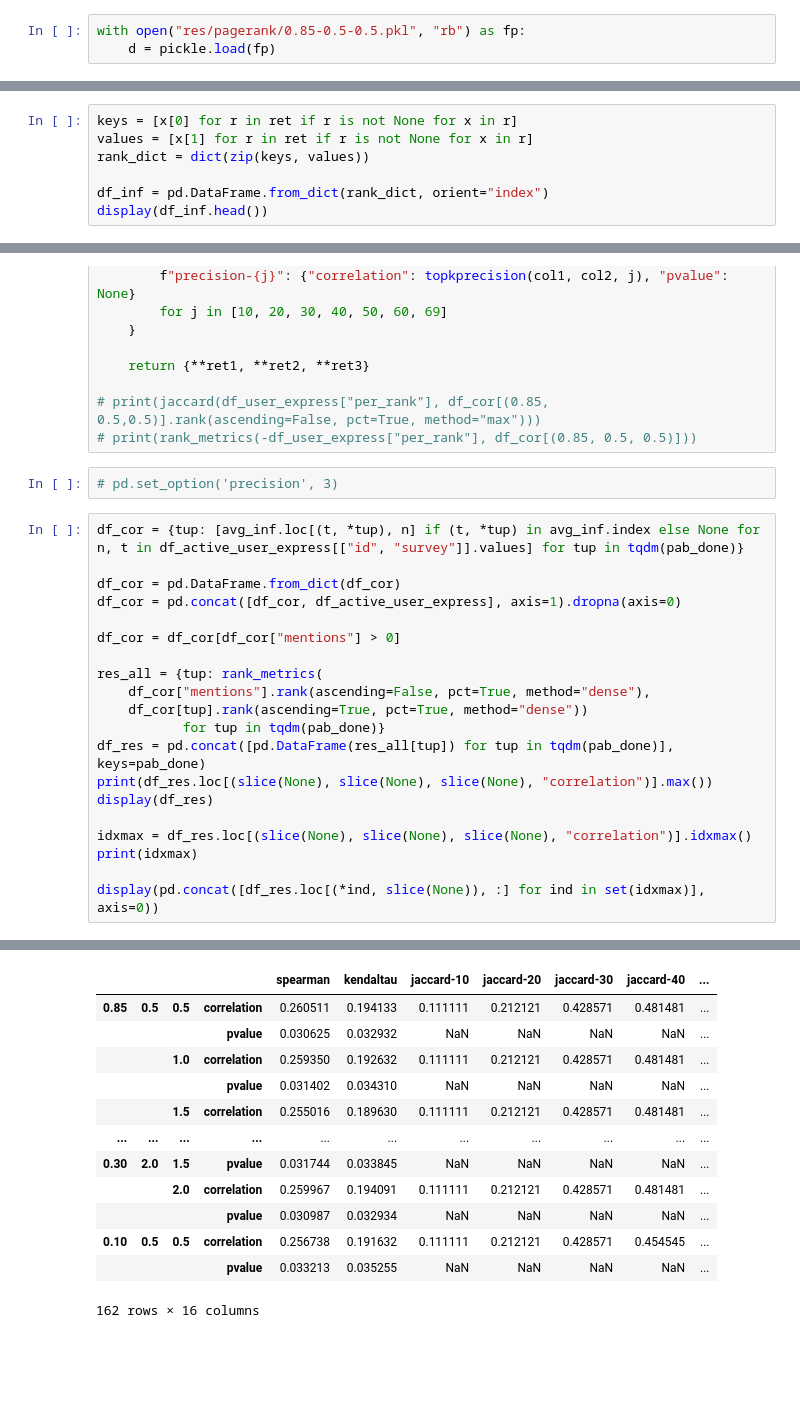
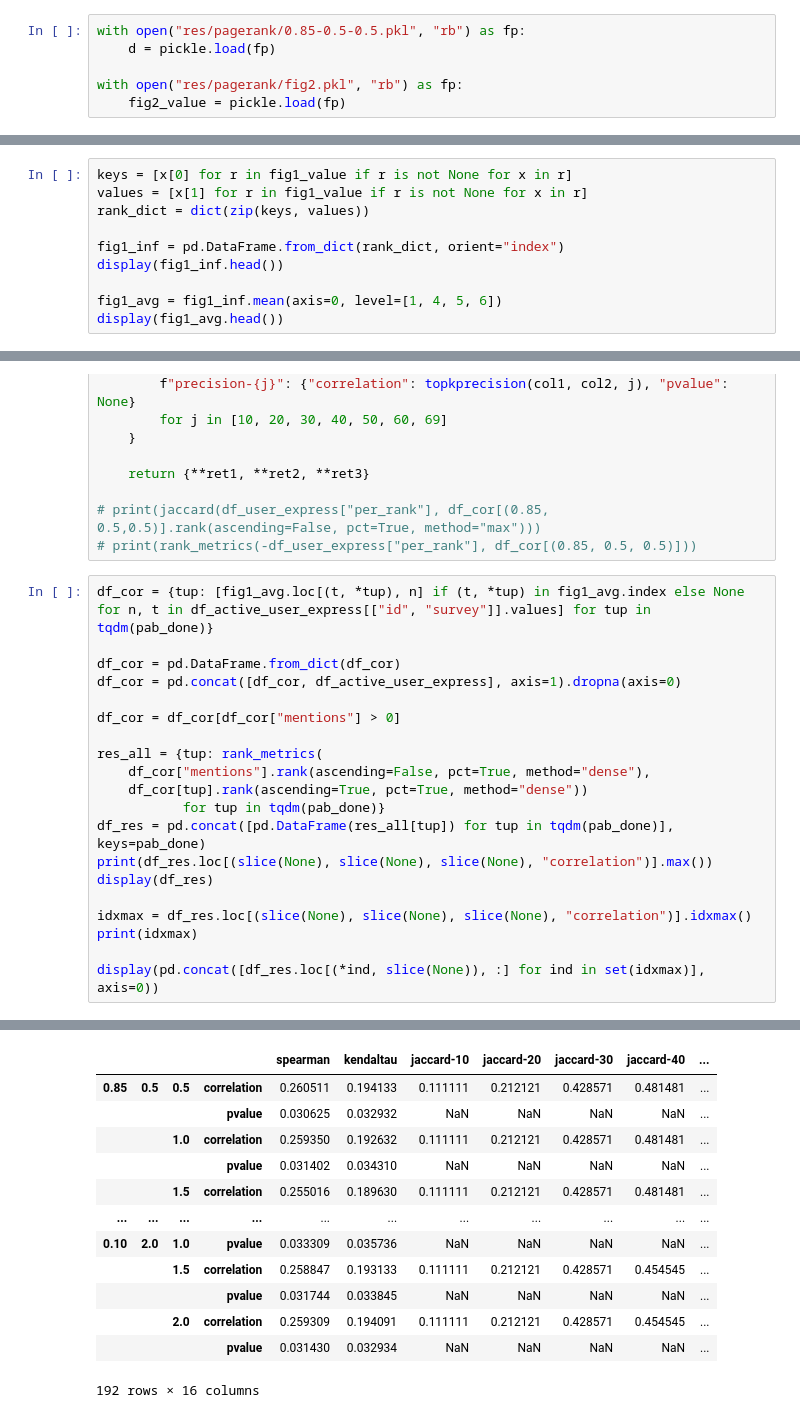
Before and after one commit to ruiliu310/dartpost-research, a Jupyter notebook: pr_results.ipynb, the cells around one changed output, grey strips where cells are left out. Saved outputs shown, nothing was run; the diff lists cells and outputs as text; blank space fills up the shorter version.

```diff
--- a/pr_results.ipynb
+++ b/pr_results.ipynb
@@ -146,6 +146,9 @@ single view: 3808
 # %%
 with open("res/pagerank/0.85-0.5-0.5.pkl", "rb") as fp:
     d = pickle.load(fp)
+
+with open("res/pagerank/fig2.pkl", "rb") as fp:
+    fig2_value = pickle.load(fp)
 # %%
 df_users[df_users["id"] == 2340]
 # %% [output]
@@ -235,10 +273,13 @@ ret = [get_params(*tup) for tup in tqdm(pab)]
 # %%
-keys = [x[0] for r in ret if r is not None for x in r]
-values = [x[1] for r in ret if r is not None for x in r]
+keys = [x[0] for r in fig1_value if r is not None for x in r]
+values = [x[1] for r in fig1_value if r is not None for x in r]
 rank_dict = dict(zip(keys, values))
 
-df_inf = pd.DataFrame.from_dict(rank_dict, orient="index")
-display(df_inf.head())
+fig1_inf = pd.DataFrame.from_dict(rank_dict, orient="index")
+display(fig1_inf.head())
+
+fig1_avg = fig1_inf.mean(axis=0, level=[1, 4, 5, 6])
+display(fig1_avg.head())
 # %% [output]
 |  |  |  |  |  |  |  | 2658 | 2297 | 2601 | 2338 | 2638 | ... |
 | u2297 | 3 | 4 | 2 | 0.85 | 0.5 | 0.5 | 116 | 116 | 116 | 116 | 116 | ... |
@@ -327,10 +398,8 @@ def rank_metrics(col1, col2):
 
 # print(jaccard(df_user_express["per_rank"], df_cor[(0.85, 0.5,0.5)].rank(ascending=False, pct=True, method="max")))
 # print(rank_metrics(-df_user_express["per_rank"], df_cor[(0.85, 0.5, 0.5)]))
-# %%
-# pd.set_option('precision', 3)
 # %%
-df_cor = {tup: [avg_inf.loc[(t, *tup), n] if (t, *tup) in avg_inf.index else None for n, t in df_active_user_express[["id", "survey"]].values] for tup in tqdm(pab_done)}
+df_cor = {tup: [fig1_avg.loc[(t, *tup), n] if (t, *tup) in fig1_avg.index else None for n, t in df_active_user_express[["id", "survey"]].values] for tup in tqdm(pab_done)}
 
 df_cor = pd.DataFrame.from_dict(df_cor)
 df_cor = pd.concat([df_cor, df_active_user_express], axis=1).dropna(axis=0)
@@ -347,39 +416,39 @@ display(df_res)
 
 idxmax = df_res.loc[(slice(None), slice(None), slice(None), "correlation")].idxmax()
 print(idxmax)
 
 display(pd.concat([df_res.loc[(*ind, slice(None)), :] for ind in set(idxmax)], axis=0))
 # %% [output]
 spearman        0.261477
 kendaltau       0.195092
 jaccard-10      0.111111
 jaccard-20      0.212121
 jaccard-30      0.428571
 jaccard-40      0.481481
 jaccard-50      0.666667
 jaccard-60      0.818182
 jaccard-69      1.000000
 precision-10    0.200000
 precision-20    0.350000
 precision-30    0.600000
 precision-40    0.650000
 precision-50    0.800000
 precision-60    0.900000
 precision-69    1.000000
 dtype: float64
 |  |  |  |  | spearman | kendaltau | jaccard-10 | jaccard-20 | jaccard-30 | jaccard-40 | ... |
 | 0.85 | 0.5 | 0.5 | correlation | 0.260511 | 0.194133 | 0.111111 | 0.212121 | 0.428571 | 0.481481 | ... |
 |  |  |  | pvalue | 0.030625 | 0.032932 | NaN | NaN | NaN | NaN | ... |
 |  |  | 1.0 | correlation | 0.259350 | 0.192632 | 0.111111 | 0.212121 | 0.428571 | 0.481481 | ... |
 |  |  |  | pvalue | 0.031402 | 0.034310 | NaN | NaN | NaN | NaN | ... |
 |  |  | 1.5 | correlation | 0.255016 | 0.189630 | 0.111111 | 0.212121 | 0.428571 | 0.481481 | ... |
 | ... | ... | ... | ... | ... | ... | ... | ... | ... | ... | ... |
-| 0.30 | 2.0 | 1.5 | pvalue | 0.031744 | 0.033845 | NaN | NaN | NaN | NaN | ... |
-|  |  | 2.0 | correlation | 0.259967 | 0.194091 | 0.111111 | 0.212121 | 0.428571 | 0.481481 | ... |
-|  |  |  | pvalue | 0.030987 | 0.032934 | NaN | NaN | NaN | NaN | ... |
-| 0.10 | 0.5 | 0.5 | correlation | 0.256738 | 0.191632 | 0.111111 | 0.212121 | 0.428571 | 0.454545 | ... |
-|  |  |  | pvalue | 0.033213 | 0.035255 | NaN | NaN | NaN | NaN | ... |
+| 0.10 | 2.0 | 1.0 | pvalue | 0.033309 | 0.035736 | NaN | NaN | NaN | NaN | ... |
+|  |  | 1.5 | correlation | 0.258847 | 0.193133 | 0.111111 | 0.212121 | 0.428571 | 0.454545 | ... |
+|  |  |  | pvalue | 0.031744 | 0.033845 | NaN | NaN | NaN | NaN | ... |
+|  |  | 2.0 | correlation | 0.259309 | 0.194091 | 0.111111 | 0.212121 | 0.428571 | 0.454545 | ... |
+|  |  |  | pvalue | 0.031430 | 0.032934 | NaN | NaN | NaN | NaN | ... |
-162 rows × 16 columns
+192 rows × 16 columns
 spearman         (0.5, 0.5, 1.0)
 kendaltau        (0.5, 0.5, 1.0)
 jaccard-10      (0.85, 0.5, 0.5)
```
Also changed, not shown: parts of 15 cells of this notebook, 2 other files.
